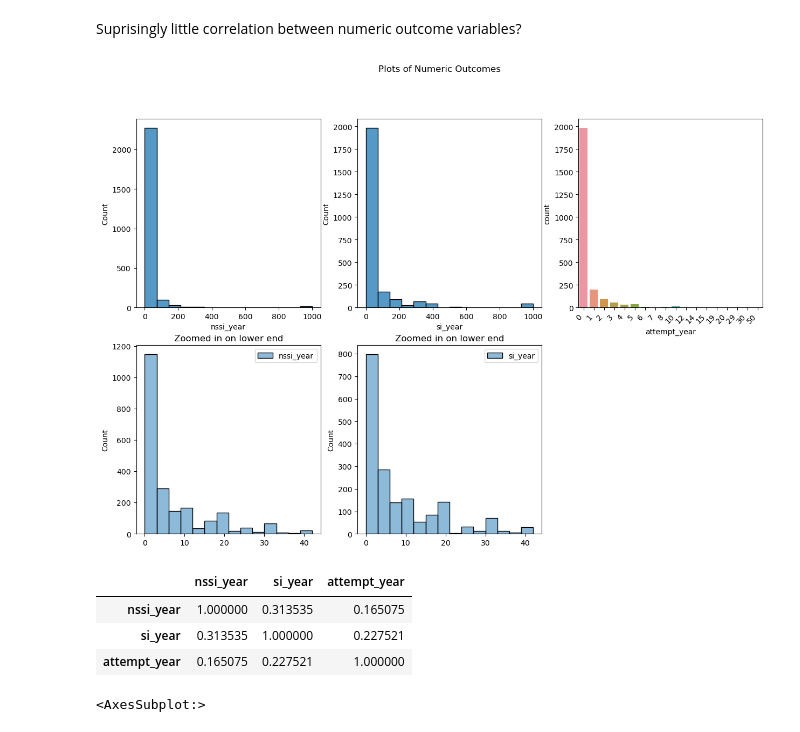
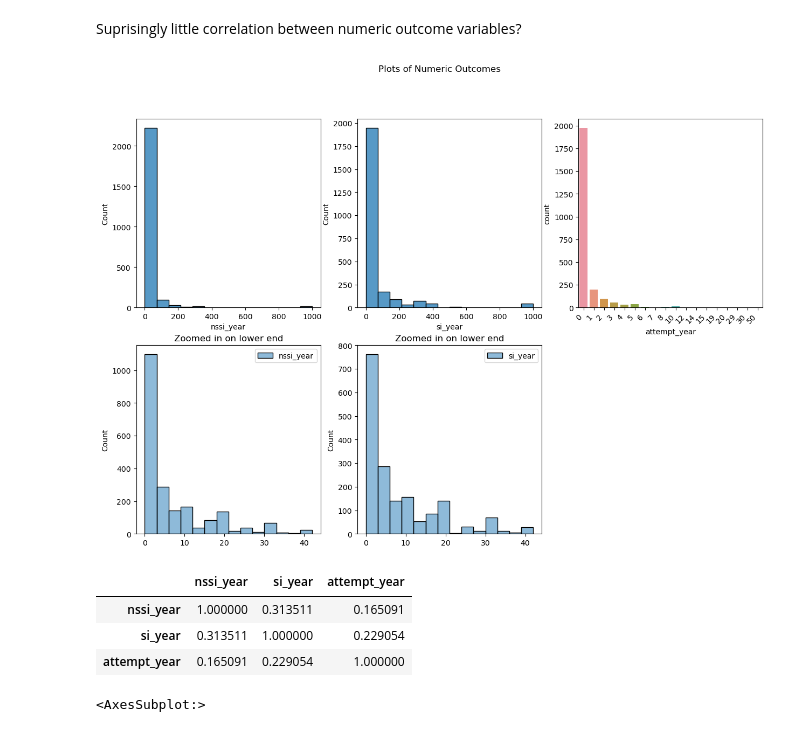
Before and after one commit to NRKako/machine_learning, a Jupyter notebook: self_harm.ipynb, the cells around one changed output. Saved outputs shown, nothing was run; the diff lists cells and outputs as text; code cells hidden in the pictures.

```diff
--- a/self_harm.ipynb
+++ b/self_harm.ipynb
@@ -34,9 +32,8 @@ from sklearn.model_selection import validation_curve
 # load original data set into a dataframe
 data = pd.read_csv("cleaned_cope_data_randomized.csv", dtype={'b_bstad_me_30_days_8': 'str', 'b_bstad_me_90_days_6': 'str', 'b_bstad_me_90_days_8': 'str'})
 # %%
-# alternatively, load preprocessed data sets into dataframes
-outcomes = pd.read_csv('outcomes.csv')
-predictors = pd.read_csv('predictors.csv')
+# alternatively, load preprocessed data set into a dataframe
+data = pd.read_csv('data_preproc.csv')
 # %% [markdown]
 ## Initial Data Exploration, Reduction, and Imputation
 # %%
@@ -152,10 +205,9 @@ data.shape
 # %%
-# separate output variables
-outcomes = data[['nssi_bin', 'si_bin', 'nssi_year', 'si_year', 'attempt_year', 'attempt_bin']].copy()
+# replace missing outcome values with zeros where appropriate
+# (participant responded they did not engage in the behavior with binary measure)
+data.loc[data['nssi_bin'] == 0 & data['nssi_year'].isnull(), 'nssi_year'] = 0
+data.loc[data['si_bin'] == 0 & data['si_year'].isnull(), 'si_year'] = 0
+data.loc[data['attempt_bin'] == 0 & data['attempt_year'].isnull(), 'attempt_year'] = 0
 
-# replace missing values with zeros, which is appropriate for these variables
-imp_zeros = SimpleImputer(strategy='constant', fill_value=0)
-outcomes.iloc[:,:] = imp_zeros.fit_transform(outcomes)
-
-outcomes.info()
+data.isnull().sum()
 # %% [output]
@@ -233,8 +281,8 @@ Trans male/Trans masculine,Genderqueer,Nonbinary
 Name: gender, Length: 189, dtype: int64
 # %%
 # recode gender values into 3 categories
-predictors.loc[predictors['gender'] == 'Woman/Girl', 'gender'] = 'woman_only'
-predictors.loc[predictors['gender'] == 'Man/Boy', 'gender'] = 'man_only'
-predictors.loc[(predictors['gender'] != 'man_only') & (predictors['gender'] != 'woman_only'), 'gender'] = 'gender_diverse'
+data.loc[data['gender'] == 'Woman/Girl', 'gender'] = 'woman_only'
+data.loc[data['gender'] == 'Man/Boy', 'gender'] = 'man_only'
+data.loc[(data['gender'] != 'man_only') & (data['gender'] != 'woman_only'), 'gender'] = 'gender_diverse'
 # %%
 # verify recoding results
@@ -387,42 +458,42 @@ Suprisingly little correlation between numeric outcome variables?
 # to avoid issues related to extreme outliers and/or unrealistic values
 
 # for nssi, 1000 would correspond roughly to average of 3 per day
-outcomes.loc[outcomes['nssi_year'] > 1000, 'nssi_year'] = 1000
+data.loc[data['nssi_year'] > 1000, 'nssi_year'] = 1000
 
 # same for si
-outcomes.loc[outcomes['si_year'] > 1000, 'si_year'] = 1000
+data.loc[data['si_year'] > 1000, 'si_year'] = 1000
 
 # for attempt, only one value greater than 30, will cap at 50
-outcomes.loc[outcomes['attempt_year'] > 30, 'attempt_year'] = 50
+data.loc[data['attempt_year'] > 30, 'attempt_year'] = 50
 # %%
 # redo plots and correations of outcomes after constraining outliers
 fig, axes = plt.subplots(2, 3, figsize=(15, 10))
 fig.suptitle('Plots of Numeric Outcomes')
 
-sns.histplot(ax=axes[0, 0], data=outcomes['nssi_year'], bins=14)
+sns.histplot(ax=axes[0, 0], data=data['nssi_year'], bins=14)
 
-sns.histplot(ax=axes[0, 1], data=outcomes['si_year'], bins=14)
+sns.histplot(ax=axes[0, 1], data=data['si_year'], bins=14)
 
-sns.countplot(ax=axes[0, 2], x=outcomes['attempt_year'].astype('int'))
+sns.countplot(ax=axes[0, 2], x=data.loc[data['attempt_year'].notna(), 'attempt_year'].astype('int'))
 plt.sca(axes[0, 2])
 plt.xticks(rotation=45, horizontalalignment='right')
 
-sns.histplot(ax=axes[1, 0], data=outcomes.loc[outcomes['nssi_year'] < 43, ['nssi_year']], bins=14)
+sns.histplot(ax=axes[1, 0], data=data.loc[data['nssi_year'] < 43, ['nssi_year']], bins=14)
 axes[1, 0].set_title("Zoomed in on lower end")
 
-sns.histplot(ax=axes[1, 1], data=outcomes.loc[outcomes['si_year'] < 43, ['si_year']], bins=14)
+sns.histplot(ax=axes[1, 1], data=data.loc[data['si_year'] < 43, ['si_year']], bins=14)
 axes[1, 1].set_title("Zoomed in on lower end")
 
 fig.delaxes(axes[1, 2])
 
 None
 # %% [output]
-[figure, old version]
+[figure, new version]
 # %%
-outcomes[['nssi_year', 'si_year', 'attempt_year']].corr()
+data[['nssi_year', 'si_year', 'attempt_year']].corr()
 # %% [output]
 |  | nssi_year | si_year | attempt_year |
-| nssi_year | 1.000000 | 0.313535 | 0.165075 |
-| si_year | 0.313535 | 1.000000 | 0.227521 |
-| attempt_year | 0.165075 | 0.227521 | 1.000000 |
+| nssi_year | 1.000000 | 0.313511 | 0.165091 |
+| si_year | 0.313511 | 1.000000 | 0.229054 |
+| attempt_year | 0.165091 | 0.229054 | 1.000000 |
 # %%
```
Also changed, not shown: parts of 36 cells of this notebook, 3 other files.
